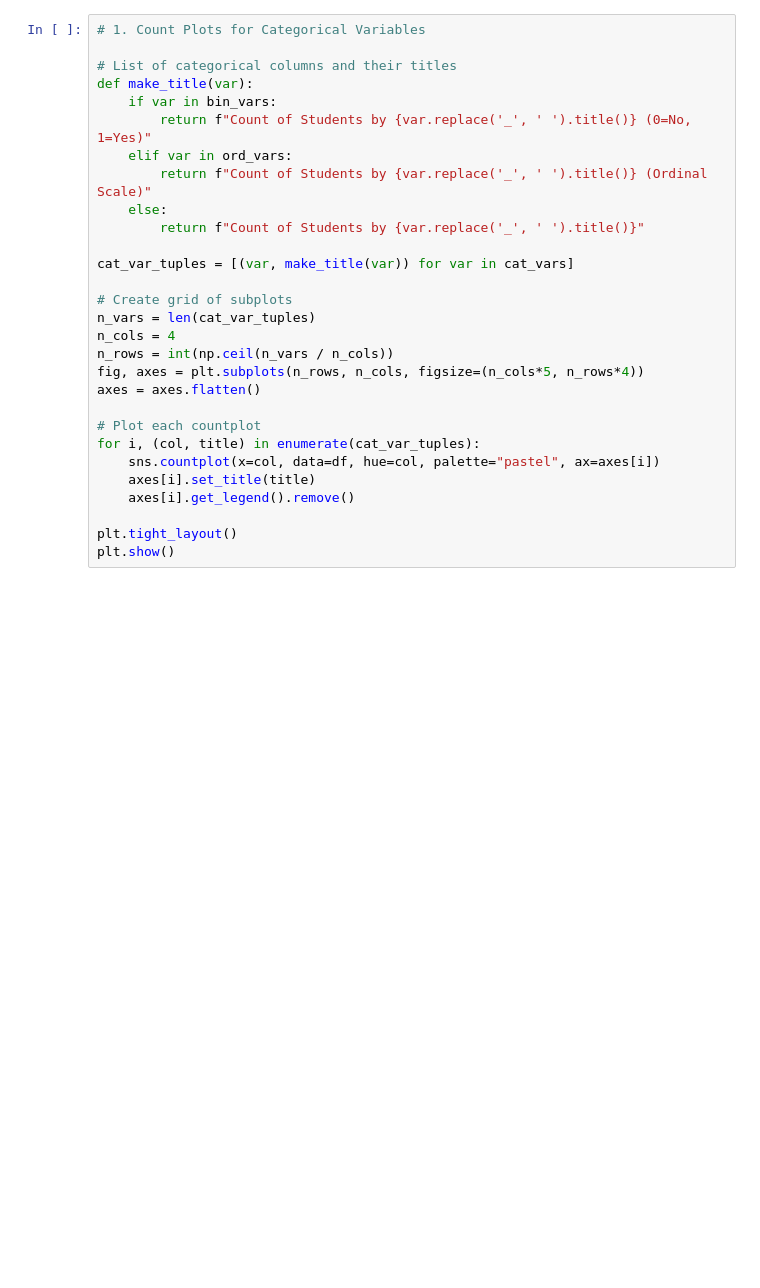
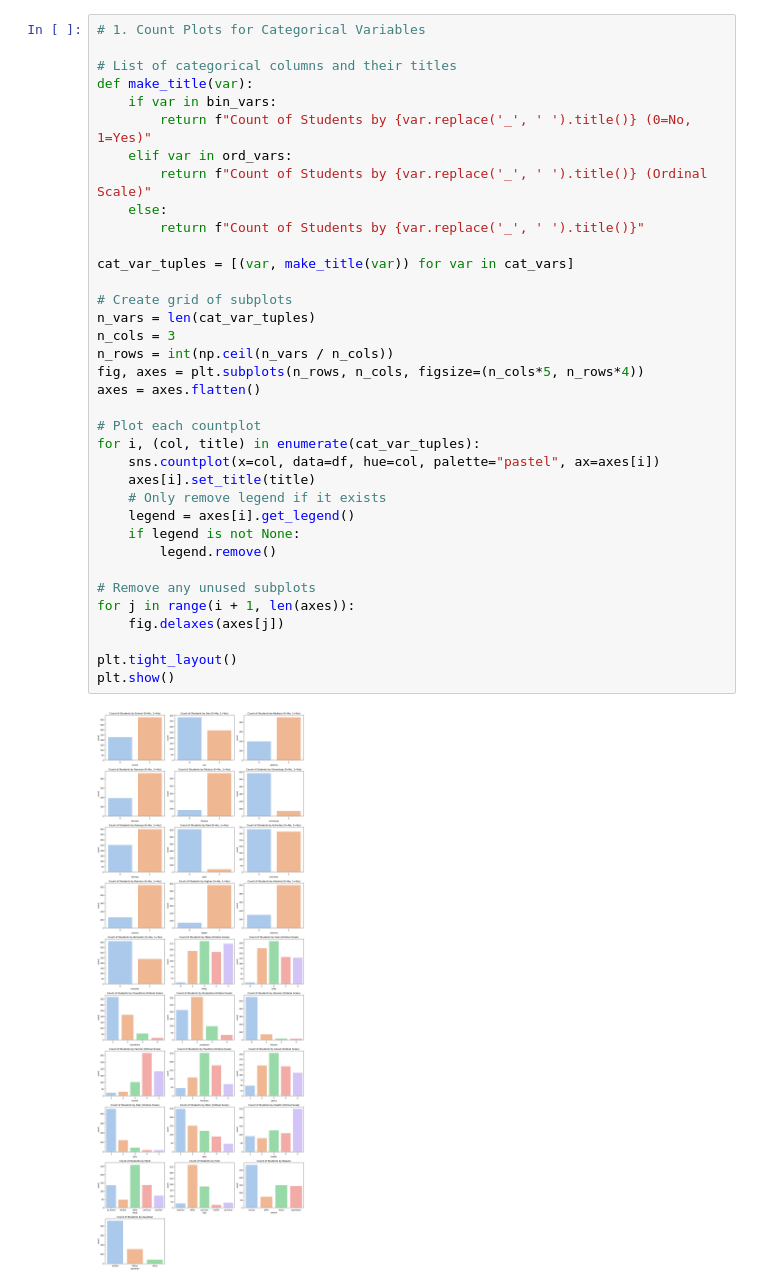
Before and after one commit to seanmcgowanx/aai-500-final-project-team-5, a Jupyter notebook: notebooks/visualizations.ipynb, the cells around one changed output. Cells and saved outputs as stored; diff of their text form; blank space fills up the shorter version.

```diff
--- a/notebooks/visualizations.ipynb
+++ b/notebooks/visualizations.ipynb
@@ -22,32 +55,41 @@ display(df.describe())
 # %%
 # 1. Count Plots for Categorical Variables
 
 # List of categorical columns and their titles
 def make_title(var):
     if var in bin_vars:
         return f"Count of Students by {var.replace('_', ' ').title()} (0=No, 1=Yes)"
     elif var in ord_vars:
         return f"Count of Students by {var.replace('_', ' ').title()} (Ordinal Scale)"
     else:
         return f"Count of Students by {var.replace('_', ' ').title()}"
 
 cat_var_tuples = [(var, make_title(var)) for var in cat_vars]
 
 # Create grid of subplots
 n_vars = len(cat_var_tuples)
-n_cols = 4
+n_cols = 3
 n_rows = int(np.ceil(n_vars / n_cols))
 fig, axes = plt.subplots(n_rows, n_cols, figsize=(n_cols*5, n_rows*4))
 axes = axes.flatten()
 
 # Plot each countplot
 for i, (col, title) in enumerate(cat_var_tuples):
     sns.countplot(x=col, data=df, hue=col, palette="pastel", ax=axes[i])
     axes[i].set_title(title)
-    axes[i].get_legend().remove()
+    # Only remove legend if it exists
+    legend = axes[i].get_legend()
+    if legend is not None:
+        legend.remove()
+
+# Remove any unused subplots
+for j in range(i + 1, len(axes)):
+    fig.delaxes(axes[j])
 
 plt.tight_layout()
 plt.show()
+# %% [output]
+[figure, added]
 # %%
 # 2. Distributions & Skewness of Continuous Variables
 
```
Also changed, not shown: parts of 7 cells of this notebook, 4 other files.
